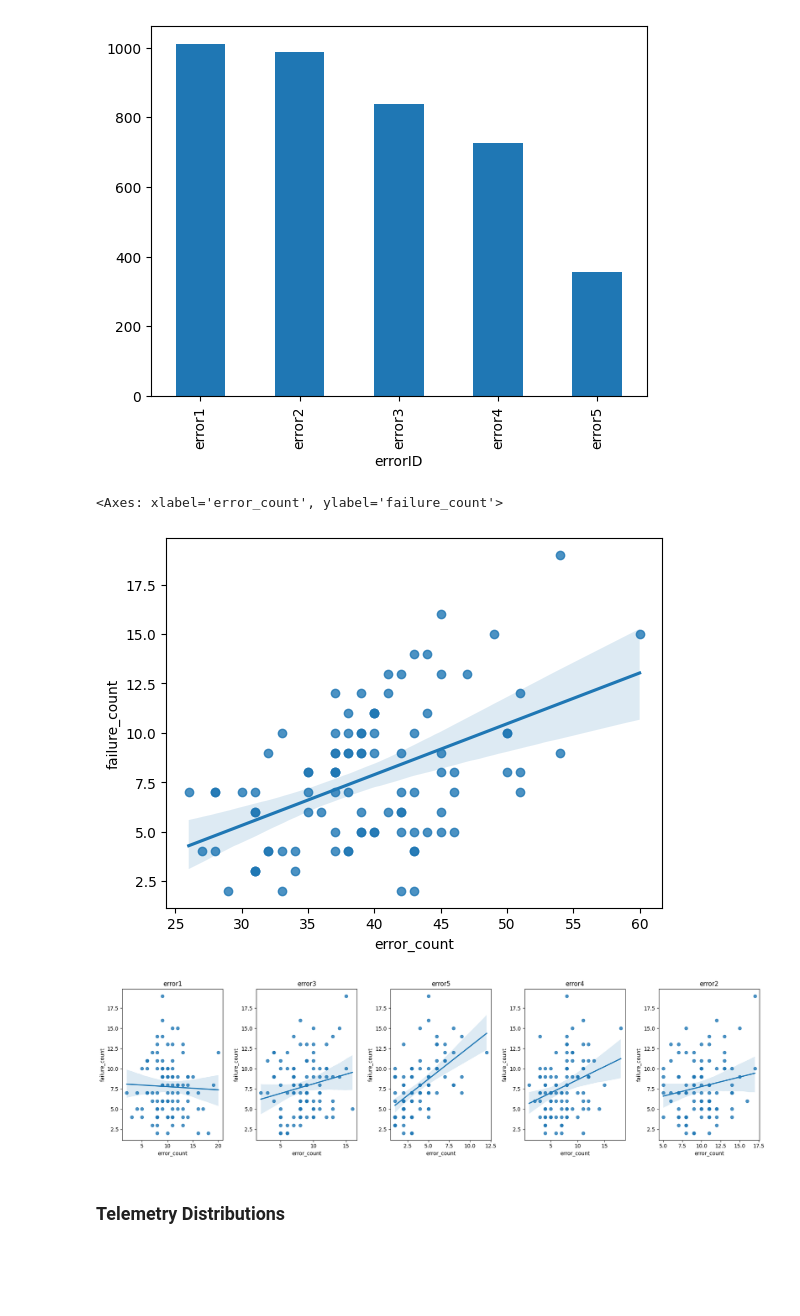
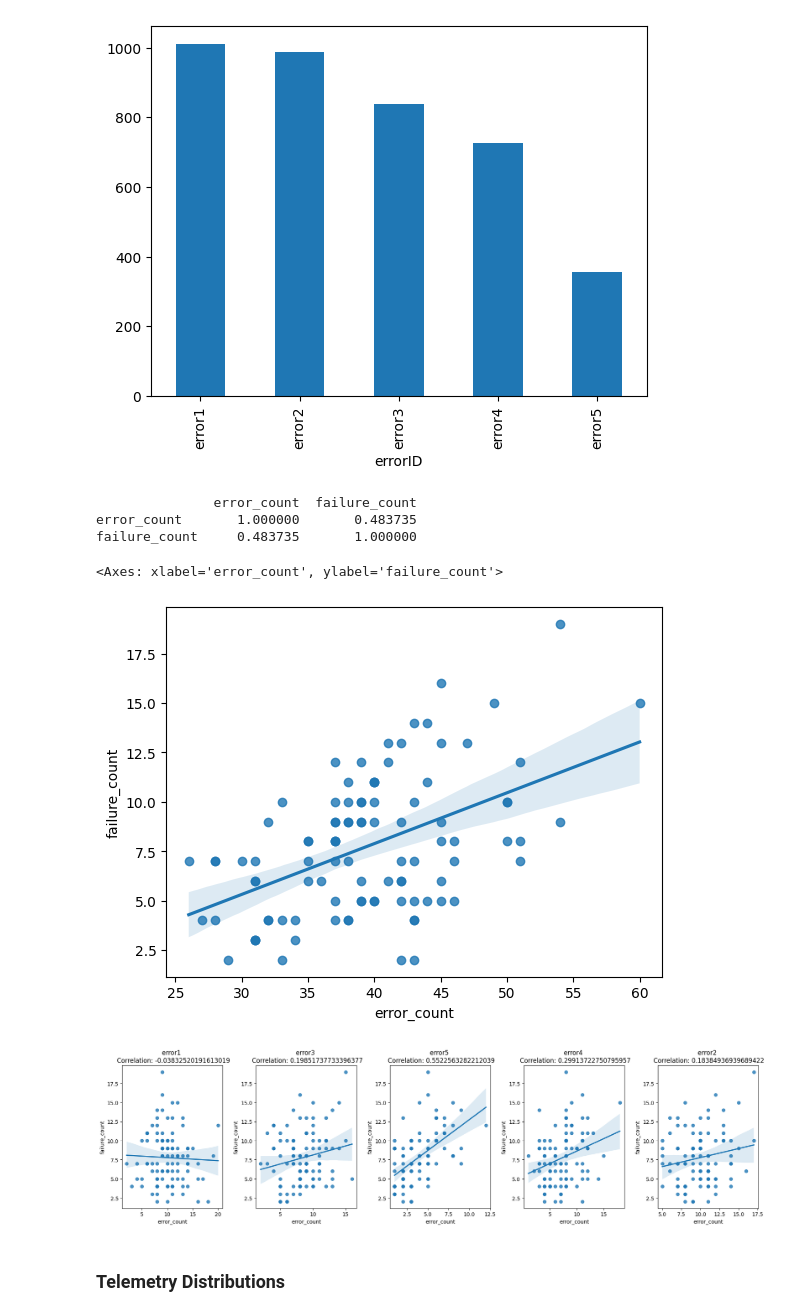
Before and after one commit to andreslomeliv/predictive_maintenance, a Jupyter notebook: predictive_maintenance_test.ipynb, the cells around one changed output. Saved outputs shown, nothing was run; the diff lists cells and outputs as text; code cells hidden in the pictures; blank space fills up the shorter version.

Commit message:
fixed errors

```diff
--- a/predictive_maintenance_test.ipynb
+++ b/predictive_maintenance_test.ipynb
@@ -392,23 +392,28 @@ gpd_errors = errors.groupby('machineID').errorID.count()
 gpd_failures = failures.groupby('machineID').failure.count()
 gpd_data = pd.concat([gpd_errors, gpd_failures], axis=1)
 gpd_data.columns = ['error_count', 'failure_count']
+print(gpd_data.corr())
 sns.regplot(x='error_count', y='failure_count', data=gpd_data)
 # %% [output]
-<Axes: xlabel='error_count', ylabel='failure_count'>
+               error_count  failure_count
+error_count       1.000000       0.483735
+failure_count     0.483735       1.000000
+<Axes: xlabel='error_count', ylabel='failure_count'>
 [figure]
 # %%
 # scatterplots by errorID
 fig, ax = plt.subplots(1,5, figsize=(18, 5))
 for i, e in enumerate(errors.errorID.unique()):
     gpd_errors = errors[errors.errorID == e].groupby('machineID').errorID.count()
     gpd_failures = failures.groupby('machineID').failure.count()
     gpd_data = pd.concat([gpd_errors, gpd_failures], axis=1)
     gpd_data.columns = ['error_count', 'failure_count']
+    corr = gpd_data.corr().iloc[0,1]
     sns.regplot(x='error_count', y='failure_count', data=gpd_data, ax=ax[i])
-    ax[i].set_title(e)
+    ax[i].set_title(f'{e} \n Correlation: {corr}')
 plt.tight_layout()
 # %% [output]
-[figure, old version]
+[figure, new version]
 # %% [markdown]
 ### Telemetry Distributions
 # %%
```
Also changed, not shown: parts of 10 cells of this notebook.
